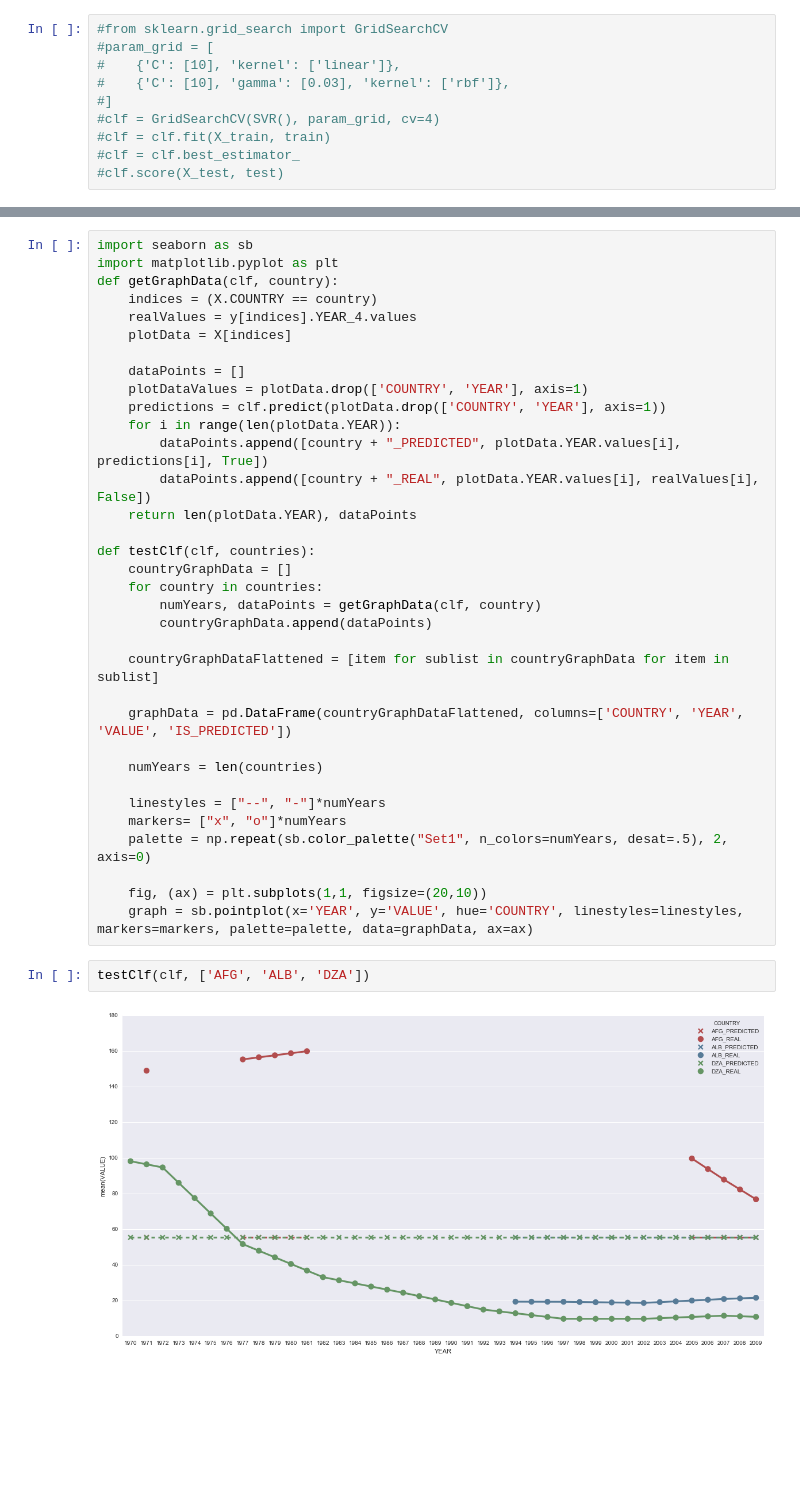
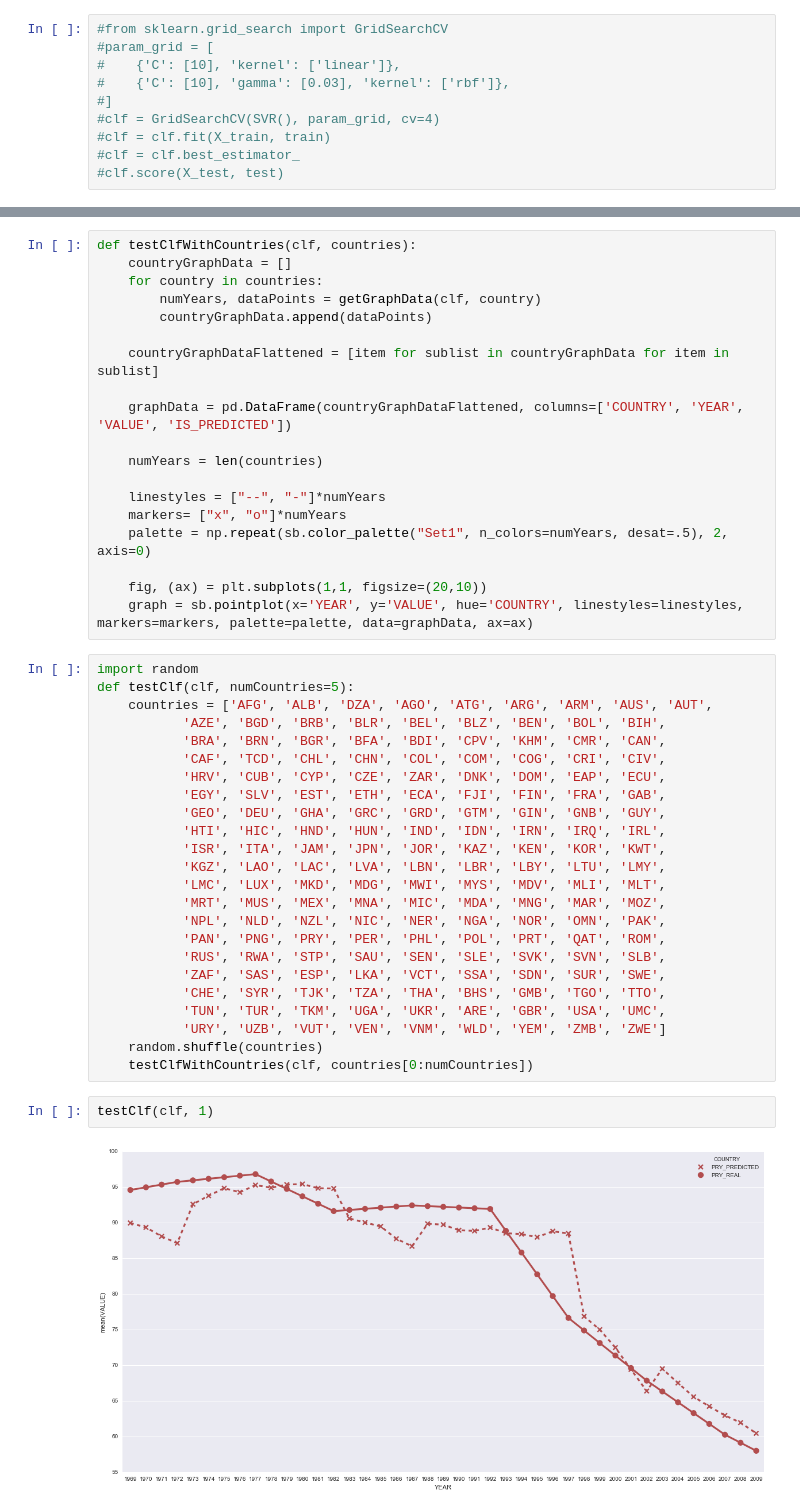
Before and after one commit to jgzuke/KaggleScripts, a Jupyter notebook: WorldDevelopment/Training.ipynb, the cells around one changed output, grey strips where cells are left out. Cells and saved outputs as stored; diff of their text form; blank space fills up the shorter version.

```diff
--- a/WorldDevelopment/Training.ipynb
+++ b/WorldDevelopment/Training.ipynb
@@ -79,20 +95,5 @@ clf.score(X_test, test)
 # %%
-import seaborn as sb
-import matplotlib.pyplot as plt
-def getGraphData(clf, country):
-    indices = (X.COUNTRY == country)
-    realValues = y[indices].YEAR_4.values
-    plotData = X[indices]
-
-    dataPoints = []
-    plotDataValues = plotData.drop(['COUNTRY', 'YEAR'], axis=1)
-    predictions = clf.predict(plotData.drop(['COUNTRY', 'YEAR'], axis=1))
-    for i in range(len(plotData.YEAR)):
-        dataPoints.append([country + "_PREDICTED", plotData.YEAR.values[i], predictions[i], True])
-        dataPoints.append([country + "_REAL", plotData.YEAR.values[i], realValues[i], False])
-    return len(plotData.YEAR), dataPoints
-
-def testClf(clf, countries):
+def testClfWithCountries(clf, countries):
     countryGraphData = []
     for country in countries:
         numYears, dataPoints = getGraphData(clf, country)
@@ -110,7 +111,31 @@ def testClf(clf, countries):
 
     fig, (ax) = plt.subplots(1,1, figsize=(20,10))
     graph = sb.pointplot(x='YEAR', y='VALUE', hue='COUNTRY', linestyles=linestyles, markers=markers, palette=palette, data=graphData, ax=ax)
+# %%
+import random
+def testClf(clf, numCountries=5):
+    countries = ['AFG', 'ALB', 'DZA', 'AGO', 'ATG', 'ARG', 'ARM', 'AUS', 'AUT',
+           'AZE', 'BGD', 'BRB', 'BLR', 'BEL', 'BLZ', 'BEN', 'BOL', 'BIH',
+           'BRA', 'BRN', 'BGR', 'BFA', 'BDI', 'CPV', 'KHM', 'CMR', 'CAN',
+           'CAF', 'TCD', 'CHL', 'CHN', 'COL', 'COM', 'COG', 'CRI', 'CIV',
+           'HRV', 'CUB', 'CYP', 'CZE', 'ZAR', 'DNK', 'DOM', 'EAP', 'ECU',
+           'EGY', 'SLV', 'EST', 'ETH', 'ECA', 'FJI', 'FIN', 'FRA', 'GAB',
+           'GEO', 'DEU', 'GHA', 'GRC', 'GRD', 'GTM', 'GIN', 'GNB', 'GUY',
+           'HTI', 'HIC', 'HND', 'HUN', 'IND', 'IDN', 'IRN', 'IRQ', 'IRL',
+           'ISR', 'ITA', 'JAM', 'JPN', 'JOR', 'KAZ', 'KEN', 'KOR', 'KWT',
+           'KGZ', 'LAO', 'LAC', 'LVA', 'LBN', 'LBR', 'LBY', 'LTU', 'LMY',
+           'LMC', 'LUX', 'MKD', 'MDG', 'MWI', 'MYS', 'MDV', 'MLI', 'MLT',
+           'MRT', 'MUS', 'MEX', 'MNA', 'MIC', 'MDA', 'MNG', 'MAR', 'MOZ',
+           'NPL', 'NLD', 'NZL', 'NIC', 'NER', 'NGA', 'NOR', 'OMN', 'PAK',
+           'PAN', 'PNG', 'PRY', 'PER', 'PHL', 'POL', 'PRT', 'QAT', 'ROM',
+           'RUS', 'RWA', 'STP', 'SAU', 'SEN', 'SLE', 'SVK', 'SVN', 'SLB',
+           'ZAF', 'SAS', 'ESP', 'LKA', 'VCT', 'SSA', 'SDN', 'SUR', 'SWE',
+           'CHE', 'SYR', 'TJK', 'TZA', 'THA', 'BHS', 'GMB', 'TGO', 'TTO',
+           'TUN', 'TUR', 'TKM', 'UGA', 'UKR', 'ARE', 'GBR', 'USA', 'UMC',
+           'URY', 'UZB', 'VUT', 'VEN', 'VNM', 'WLD', 'YEM', 'ZMB', 'ZWE']
+    random.shuffle(countries)
+    testClfWithCountries(clf, countries[0:numCountries])
 # %%
-testClf(clf, ['AFG', 'ALB', 'DZA'])
+testClf(clf, 1)
 # %% [output]
-[figure, old version]
+[figure, new version]
```
Also changed, not shown: parts of 6 cells of this notebook.
